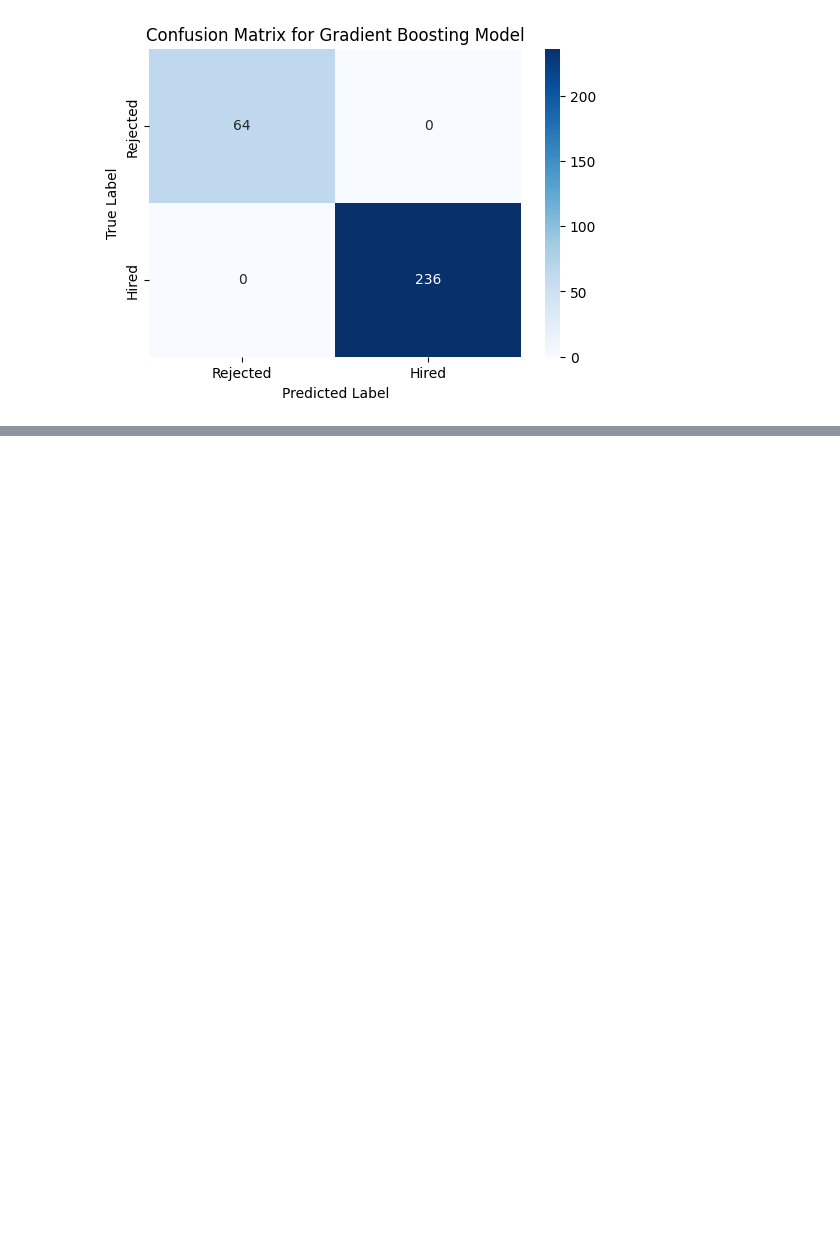
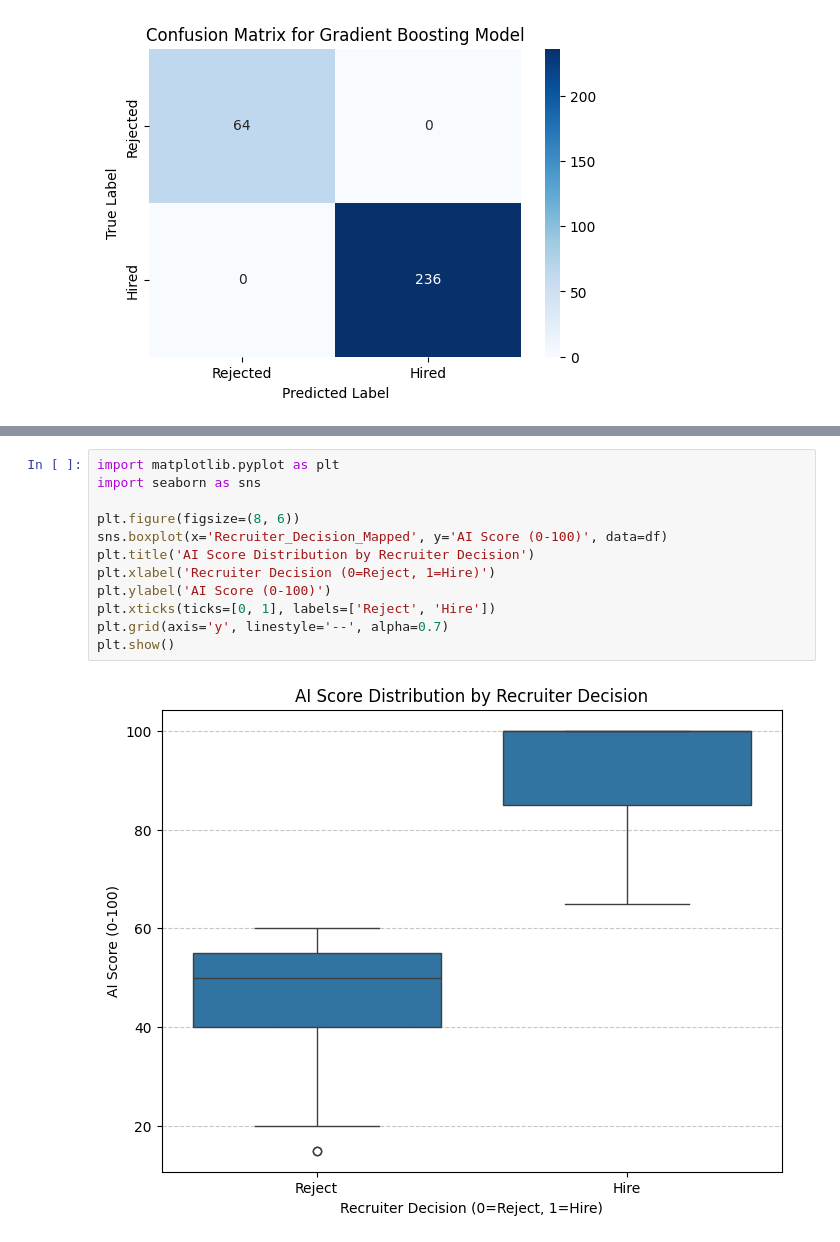
Before and after one commit to Krishna-Dhawangale/Resume-Screening-Machine-Learning-, a Jupyter notebook: Resume_Screening(Gradient_Boosting).ipynb, the cells around one changed output, grey strips where cells are left out. Cells and saved outputs as stored; diff of their text form; blank space fills up the shorter version.

```diff
--- a/Resume_Screening(Gradient_Boosting).ipynb
+++ b/Resume_Screening(Gradient_Boosting).ipynb
@@ -267,0 +351,14 @@ plt.show()
+# %%
+import matplotlib.pyplot as plt
+import seaborn as sns
+
+plt.figure(figsize=(8, 6))
+sns.boxplot(x='Recruiter_Decision_Mapped', y='AI Score (0-100)', data=df)
+plt.title('AI Score Distribution by Recruiter Decision')
+plt.xlabel('Recruiter Decision (0=Reject, 1=Hire)')
+plt.ylabel('AI Score (0-100)')
+plt.xticks(ticks=[0, 1], labels=['Reject', 'Hire'])
+plt.grid(axis='y', linestyle='--', alpha=0.7)
+plt.show()
+# %% [output]
+[figure, added]
```
Also changed, not shown: parts of 4 cells of this notebook.
